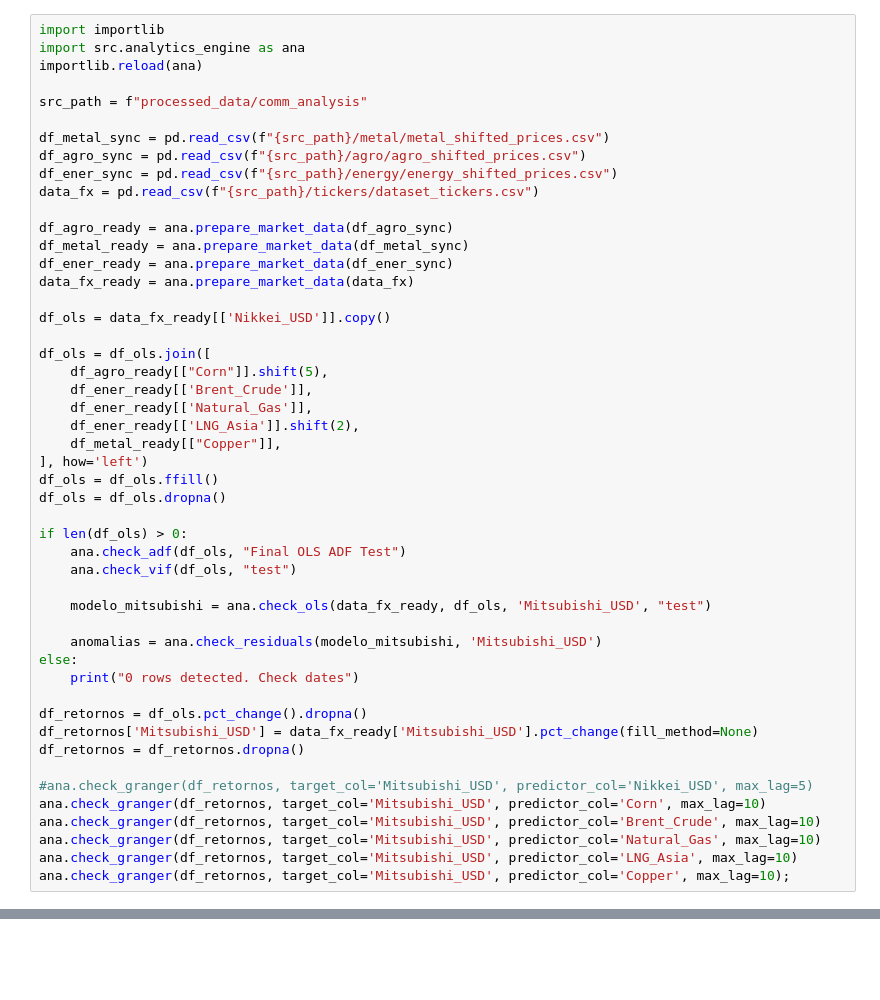
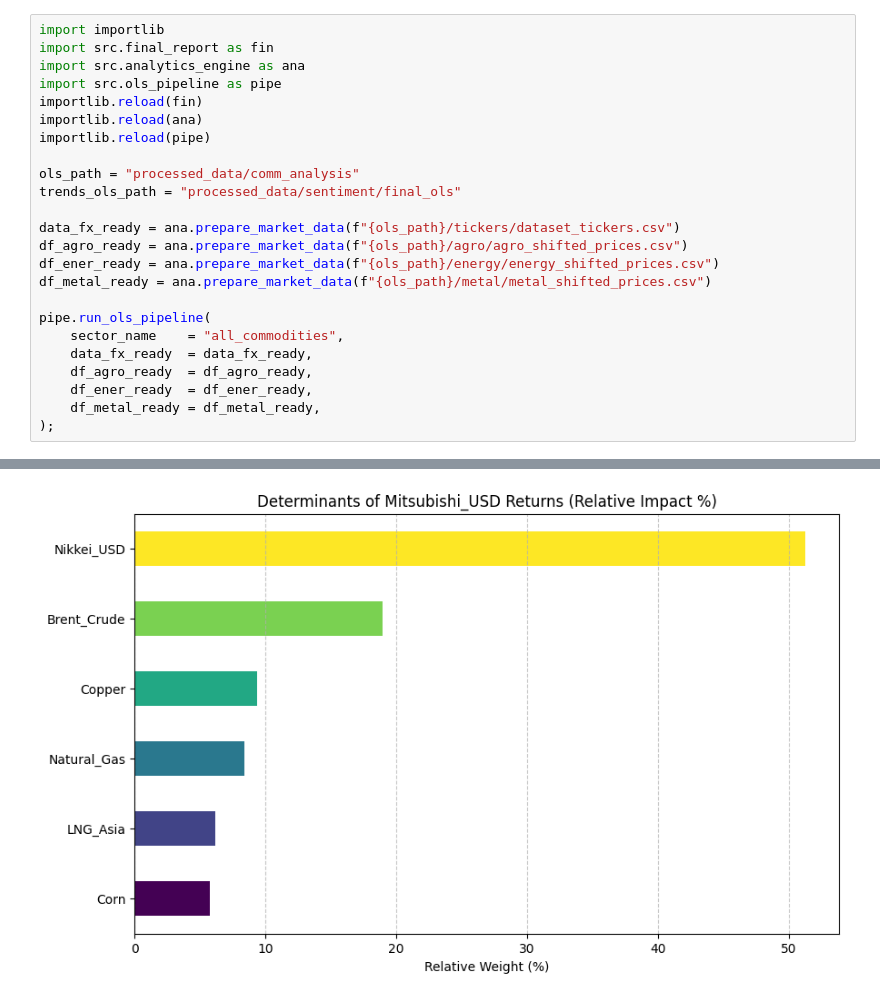
Before and after one commit to vivaso86/MakroMetriks-Insights, a Jupyter notebook: 01_commodity_analysis.ipynb, the cells around one changed output, grey strips where cells are left out. Drawn from its saved outputs; the diff is of its cells as text; blank space fills up the shorter version.

```diff
--- a/01_commodity_analysis.ipynb
+++ b/01_commodity_analysis.ipynb
@@ -301,50 +297,25 @@ File generated at: /Users/administrador/Documents/GitHub/MakroMetriks-Insights/r
 # %%
 import importlib
+import src.final_report as fin
 import src.analytics_engine as ana
+import src.ols_pipeline as pipe
+importlib.reload(fin)
 importlib.reload(ana)
+importlib.reload(pipe)
 
-src_path = f"processed_data/comm_analysis"
+ols_path = "processed_data/comm_analysis"
+trends_ols_path = "processed_data/sentiment/final_ols"
 
-df_metal_sync = pd.read_csv(f"{src_path}/metal/metal_shifted_prices.csv")
-df_agro_sync = pd.read_csv(f"{src_path}/agro/agro_shifted_prices.csv")
-df_ener_sync = pd.read_csv(f"{src_path}/energy/energy_shifted_prices.csv")
-data_fx = pd.read_csv(f"{src_path}/tickers/dataset_tickers.csv")
+data_fx_ready = ana.prepare_market_data(f"{ols_path}/tickers/dataset_tickers.csv")
+df_agro_ready = ana.prepare_market_data(f"{ols_path}/agro/agro_shifted_prices.csv")
+df_ener_ready = ana.prepare_market_data(f"{ols_path}/energy/energy_shifted_prices.csv")
+df_metal_ready = ana.prepare_market_data(f"{ols_path}/metal/metal_shifted_prices.csv")
 
-df_agro_ready = ana.prepare_market_data(df_agro_sync)
-df_metal_ready = ana.prepare_market_data(df_metal_sync)
-df_ener_ready = ana.prepare_market_data(df_ener_sync)
-data_fx_ready = ana.prepare_market_data(data_fx)
-
-df_ols = data_fx_ready[['Nikkei_USD']].copy()
-
-df_ols = df_ols.join([
-    df_agro_ready[["Corn"]].shift(5),
-    df_ener_ready[['Brent_Crude']],
-    df_ener_ready[['Natural_Gas']],
-    df_ener_ready[['LNG_Asia']].shift(2),
-    df_metal_ready[["Copper"]],
-], how='left')
-df_ols = df_ols.ffill()
-df_ols = df_ols.dropna()
-
-if len(df_ols) > 0:
-    ana.check_adf(df_ols, "Final OLS ADF Test")
-    ana.check_vif(df_ols, "test")
-
-    modelo_mitsubishi = ana.check_ols(data_fx_ready, df_ols, 'Mitsubishi_USD', "test")
-
-    anomalias = ana.check_residuals(modelo_mitsubishi, 'Mitsubishi_USD')
-else:
-    print("0 rows detected. Check dates")
-
-df_retornos = df_ols.pct_change().dropna()
-df_retornos['Mitsubishi_USD'] = data_fx_ready['Mitsubishi_USD'].pct_change(fill_method=None)
-df_retornos = df_retornos.dropna()
-
-#ana.check_granger(df_retornos, target_col='Mitsubishi_USD', predictor_col='Nikkei_USD', max_lag=5)
-ana.check_granger(df_retornos, target_col='Mitsubishi_USD', predictor_col='Corn', max_lag=10)
-ana.check_granger(df_retornos, target_col='Mitsubishi_USD', predictor_col='Brent_Crude', max_lag=10)
-ana.check_granger(df_retornos, target_col='Mitsubishi_USD', predictor_col='Natural_Gas', max_lag=10)
-ana.check_granger(df_retornos, target_col='Mitsubishi_USD', predictor_col='LNG_Asia', max_lag=10)
-ana.check_granger(df_retornos, target_col='Mitsubishi_USD', predictor_col='Copper', max_lag=10);
+pipe.run_ols_pipeline(
+    sector_name    = "all_commodities",
+    data_fx_ready  = data_fx_ready,
+    df_agro_ready  = df_agro_ready,
+    df_ener_ready  = df_ener_ready,
+    df_metal_ready = df_metal_ready,
+);
 # %% [output]
@@ -351,0 +339 @@ NameError: name 'pd' is not defined
+[figure, added]
```
Also changed, not shown: parts of 4 cells of this notebook, 5 other files.
